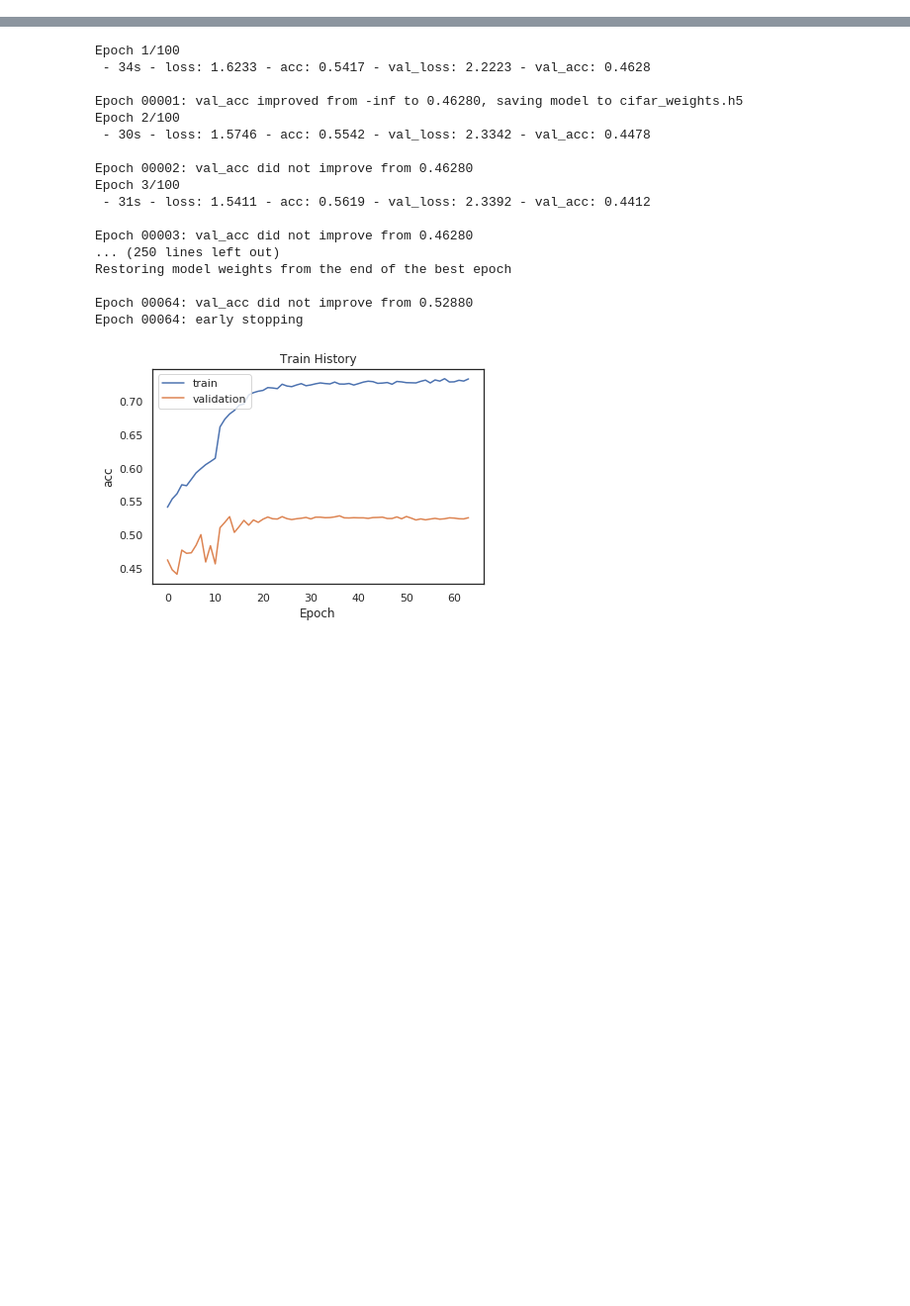
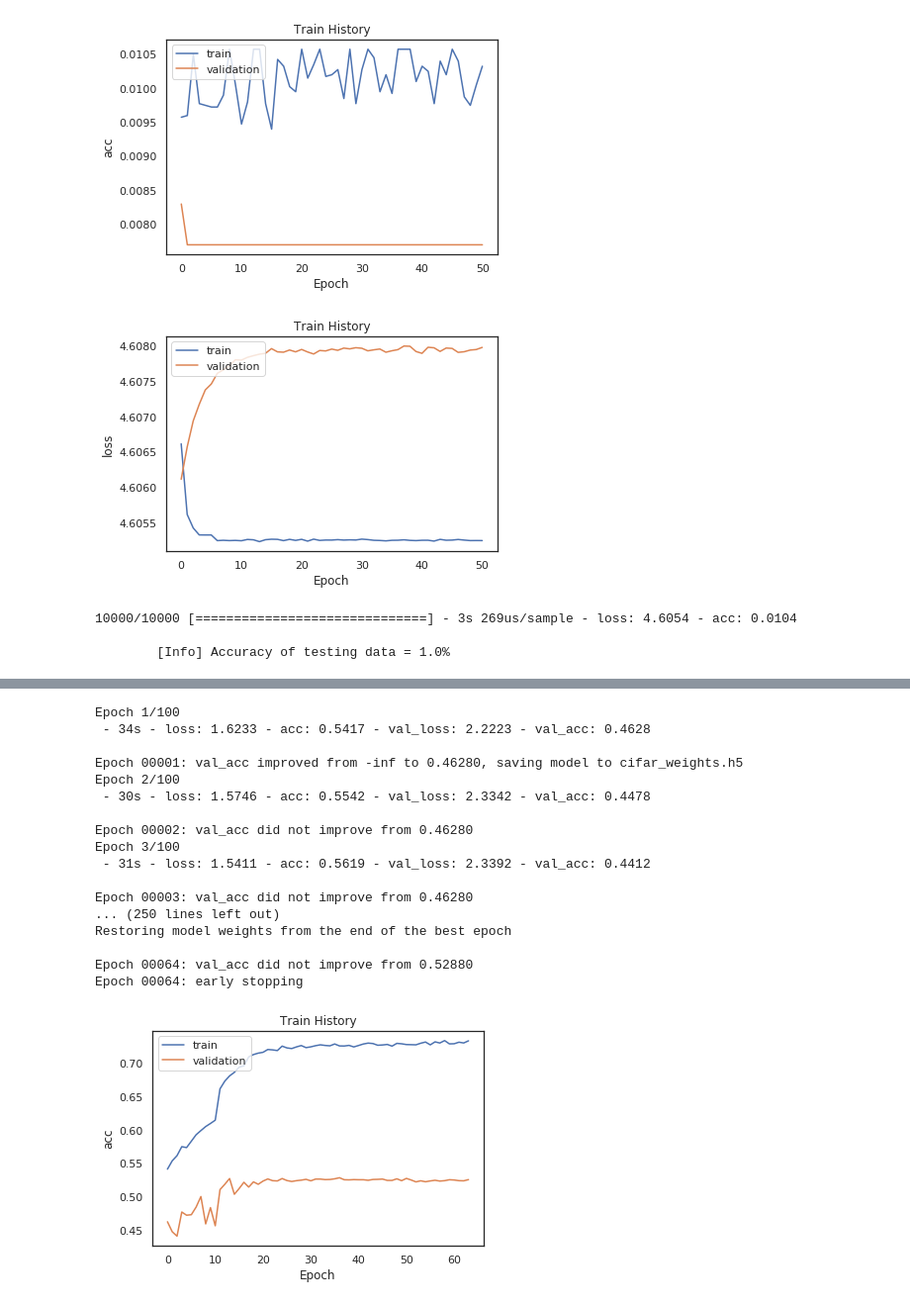
Before and after one commit to handsomekiwi/JupyterPractice, a Jupyter notebook: ML_course_HW/Y2019 HW10_2u.ipynb, the cells around one changed output, grey strips where cells are left out. Shown at 99% size. Drawn from its saved outputs; the diff is of its cells as text; code cells hidden in the pictures; blank space fills up the shorter version.

```diff
--- a/ML_course_HW/Y2019 HW10_2u.ipynb
+++ b/ML_course_HW/Y2019 HW10_2u.ipynb
@@ -25,6 +26,13 @@ def show_train_history(train_history, train, validation):
     plt.show()
 # %%
 np.random.seed(50)
+# %%
+def show_train_graphic():
+  show_train_history(history, 'acc', 'val_acc')
+  show_train_history(history, 'loss', 'val_loss')
+  scores = model.evaluate(x_test_normalize, y_test_onehot)
+  print()
+  print("\t[Info] Accuracy of testing data = {:2.1f}%".format(scores[1]*100.0))
 # %%
 from keras.datasets import cifar100
 #Cifra-100 有50000筆training data 10000筆testing data 32*32的彩色圖片 共100類
@@ -43,3 +118,11 @@ y_test_onehot=np_utils.to_categorical(y_test_label)
+# %%
+show_train_graphic()
+# %% [output]
+[figure, added]
+[figure, added]
+10000/10000 [==============================] - 3s 269us/sample - loss: 4.6054 - acc: 0.0104
+
+        [Info] Accuracy of testing data = 1.0%
 # %%
 #create model
 model=Sequential()
```
Also changed, not shown: parts of 13 cells of this notebook.
